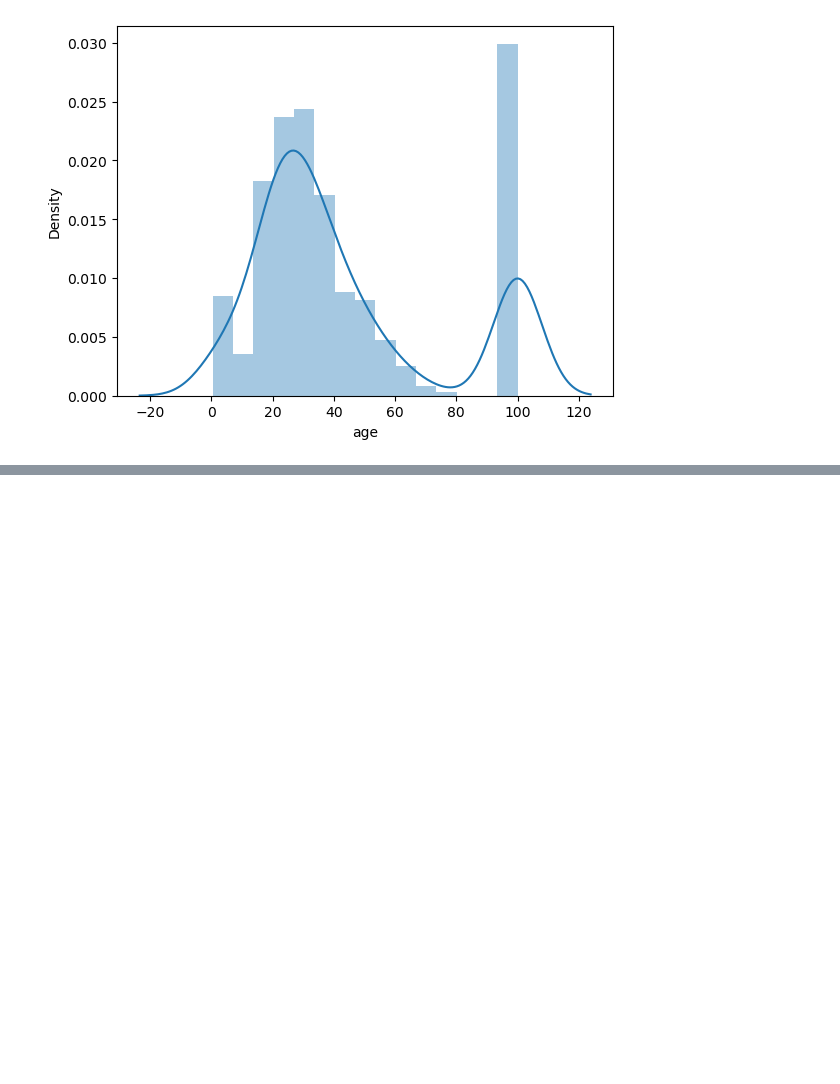
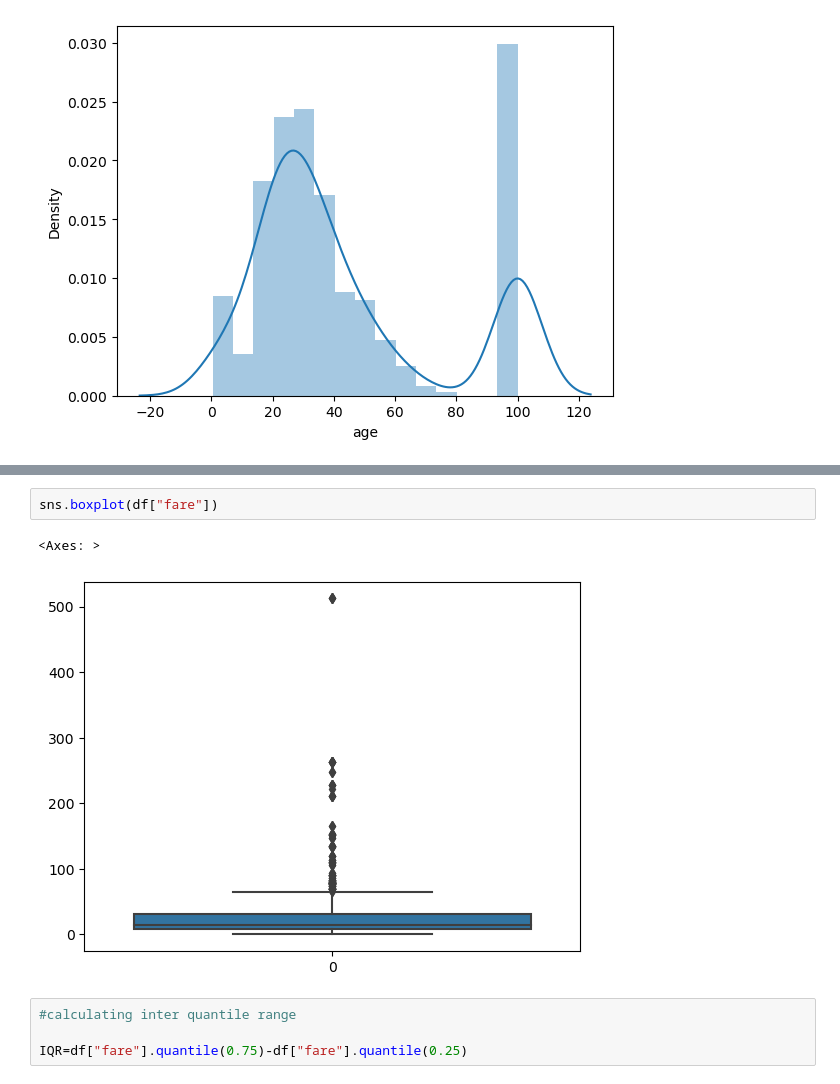
Before and after one commit to NandiniMusale/githubpractice, a Jupyter notebook: missing_values.ipynb, the cells around one changed output, grey strips where cells are left out. Drawn from its saved outputs; the diff is of its cells as text; blank space fills up the shorter version.

```diff
--- a/missing_values.ipynb
+++ b/missing_values.ipynb
@@ -45,0 +95,9 @@ https://gist.github.com/mwaskom/de44147ed2974457ad6372750bbe5751
+# %%
+sns.boxplot(df["fare"])
+# %% [output]
+<Axes: >
+[figure, added]
+# %%
+#calculating inter quantile range
+
+IQR=df["fare"].quantile(0.75)-df["fare"].quantile(0.25)
```
Also changed, not shown: parts of 18 cells of this notebook.
